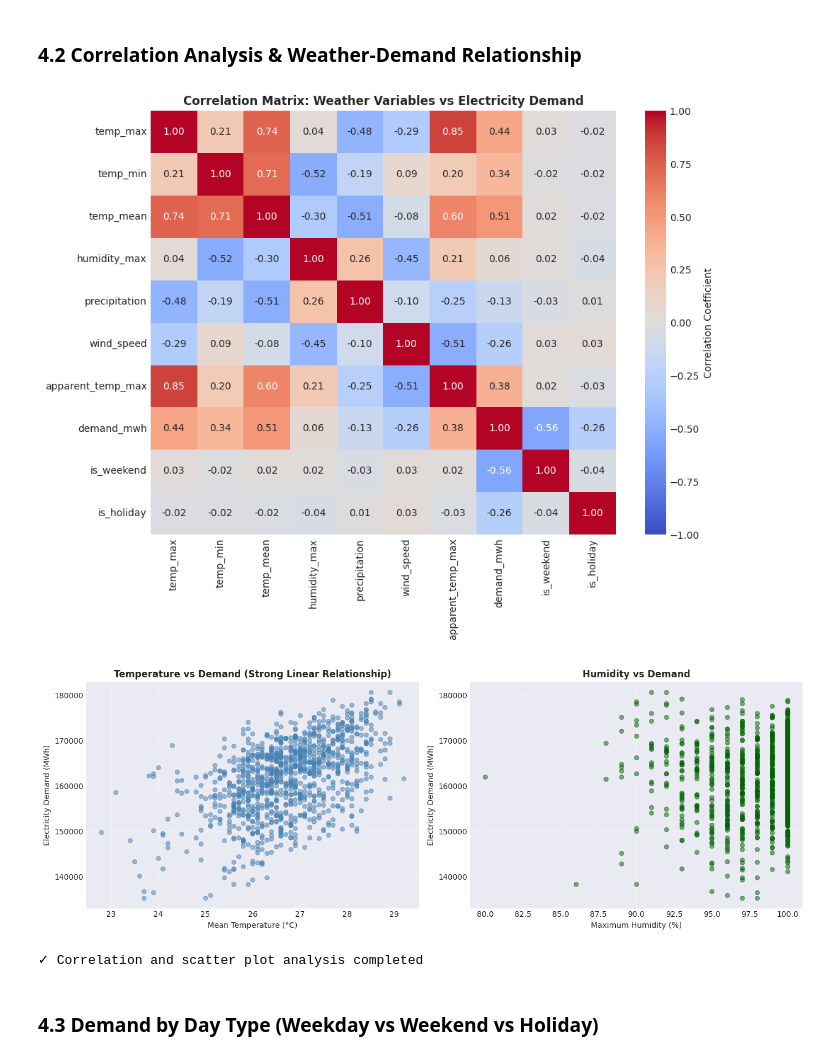
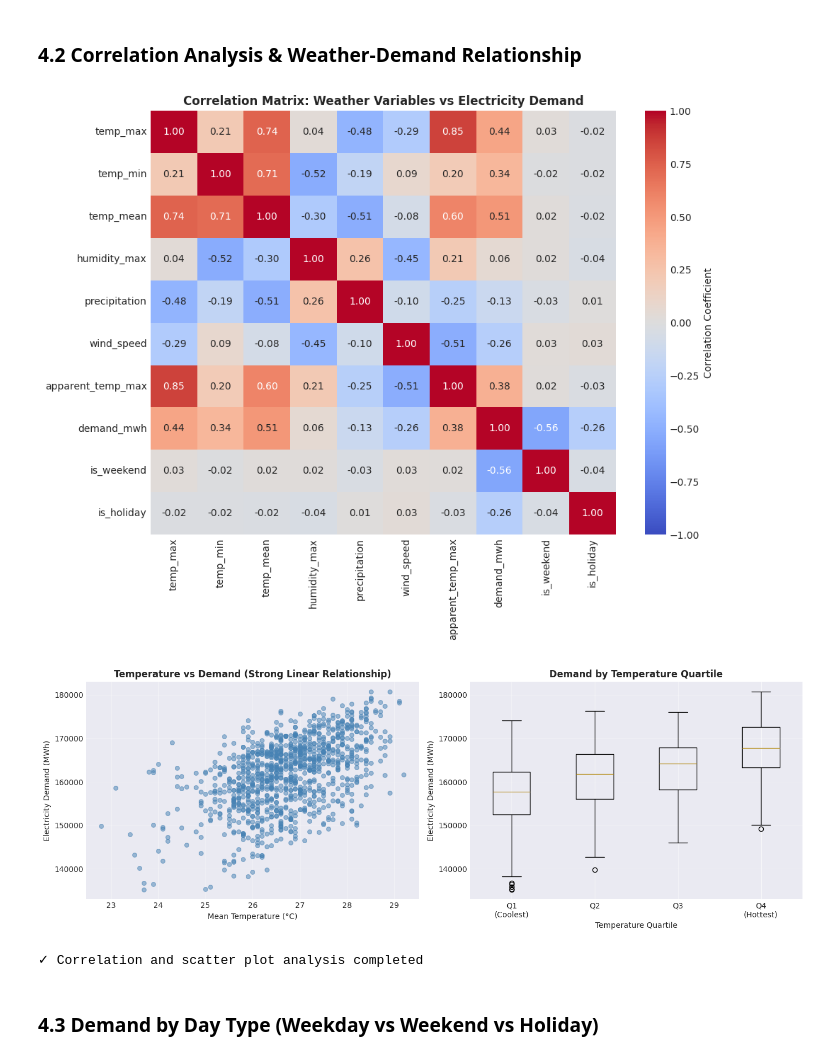
Before and after one commit to linhduong2209/electricity-demand, a Jupyter notebook: singapore_energy_forecast (1).ipynb, the cells around one changed output. Cells and saved outputs as stored; diff of their text form; code cells hidden in the pictures.

```diff
--- a/singapore_energy_forecast (1).ipynb
+++ b/singapore_energy_forecast (1).ipynb
@@ -379,41 +390,48 @@ print("✓ Time series visualizations created")
 # %% [markdown]
 ### 4.2 Correlation Analysis & Weather-Demand Relationship
 # %%
+
 # Correlation heatmap
 numeric_cols = ['temp_max', 'temp_min', 'temp_mean', 'humidity_max', 'precipitation',
                 'wind_speed', 'apparent_temp_max', 'demand_mwh', 'is_weekend', 'is_holiday']
 correlation = df[numeric_cols].corr()
 
 plt.figure(figsize=(10, 8))
 sns.heatmap(correlation, annot=True, fmt='.2f', cmap='coolwarm', center=0,
             cbar_kws={'label': 'Correlation Coefficient'}, vmin=-1, vmax=1)
 plt.title('Correlation Matrix: Weather Variables vs Electricity Demand', fontsize=12, fontweight='bold')
 plt.tight_layout()
 plt.show()
 
-# Scatter plot: Temperature vs Demand
 fig, axes = plt.subplots(1, 2, figsize=(14, 5))
 
+# Scatter plot: Temperature vs Demand (strongest continuous predictor)
 axes[0].scatter(df['temp_mean'], df['demand_mwh'], alpha=0.5, s=30, color='steelblue')
 axes[0].set_xlabel('Mean Temperature (°C)')
 axes[0].set_ylabel('Electricity Demand (MWh)')
 axes[0].set_title('Temperature vs Demand (Strong Linear Relationship)', fontweight='bold')
 axes[0].grid(True, alpha=0.3)
 
-# Scatter plot: Humidity vs Demand
-axes[1].scatter(df['humidity_max'], df['demand_mwh'], alpha=0.5, s=30, color='darkgreen')
-axes[1].set_xlabel('Maximum Humidity (%)')
+# Boxplot: Demand by temperature quartile
+# Shows how demand rises step-wise as temperature increases (AC-driven effect)
+df['temp_quartile'] = pd.qcut(df['temp_mean'], q=4,
+                               labels=['Q1\n(Coolest)', 'Q2', 'Q3', 'Q4\n(Hottest)'])
+temp_q_groups = [df[df['temp_quartile'] == q]['demand_mwh']
+                 for q in ['Q1\n(Coolest)', 'Q2', 'Q3', 'Q4\n(Hottest)']]
+axes[1].boxplot(temp_q_groups, labels=['Q1\n(Coolest)', 'Q2', 'Q3', 'Q4\n(Hottest)'])
+axes[1].set_xlabel('Temperature Quartile')
 axes[1].set_ylabel('Electricity Demand (MWh)')
-axes[1].set_title('Humidity vs Demand', fontweight='bold')
-axes[1].grid(True, alpha=0.3)
+axes[1].set_title('Demand by Temperature Quartile', fontweight='bold')
+# axes[1].set_title('Demand by Temperature Quartile\n(Step-wise AC Effect)', fontweight='bold')
+axes[1].grid(True, alpha=0.3, axis='y')
 
 plt.tight_layout()
 plt.show()
 
 print("✓ Correlation and scatter plot analysis completed")
 # %% [output]
 [figure]
-[figure, old version]
+[figure, new version]
 ✓ Correlation and scatter plot analysis completed
 # %% [markdown]
 ### 4.3 Demand by Day Type (Weekday vs Weekend vs Holiday)
```
Also changed, not shown: parts of 1 cell of this notebook.
